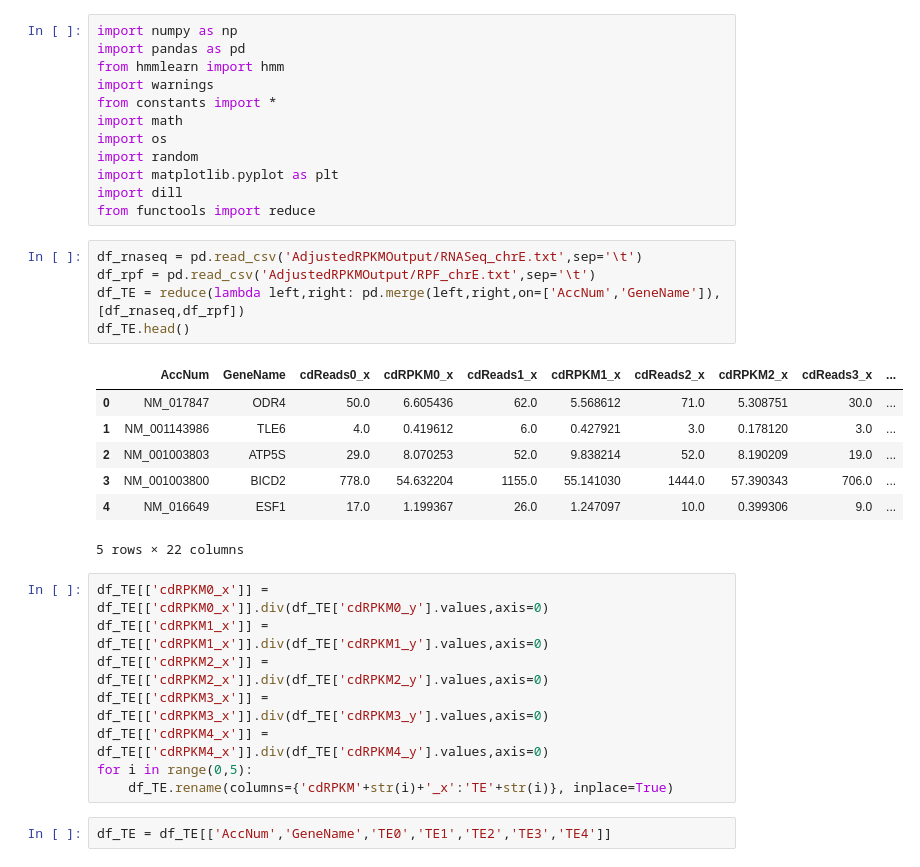
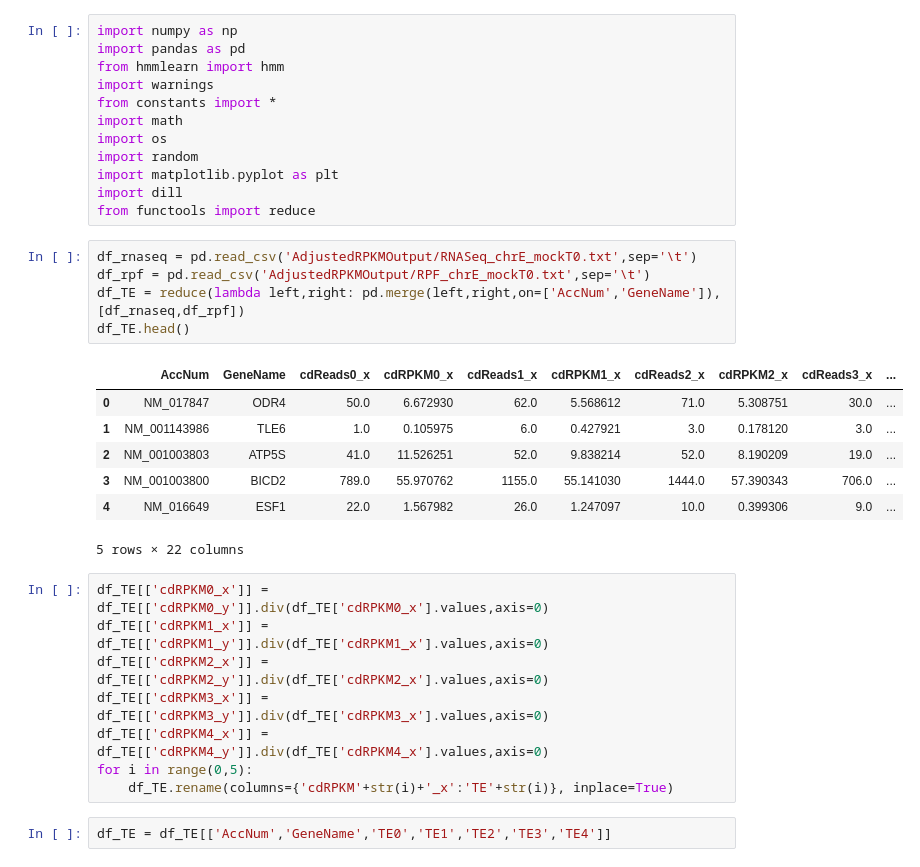
Before and after one commit to akd13/MA4199-FYP, a Jupyter notebook: Task 1/MachineLearning/Code/GenerateTE.ipynb, the cells around one changed output. Drawn from its saved outputs; the diff is of its cells as text.

Commit message:
Mock timepoint data

```diff
--- a/Task 1/MachineLearning/Code/GenerateTE.ipynb
+++ b/Task 1/MachineLearning/Code/GenerateTE.ipynb
@@ -11,24 +11,24 @@ import matplotlib.pyplot as plt
 import dill
 from functools import reduce
 # %%
-df_rnaseq = pd.read_csv('AdjustedRPKMOutput/RNASeq_chrE.txt',sep='\t')
-df_rpf = pd.read_csv('AdjustedRPKMOutput/RPF_chrE.txt',sep='\t')
+df_rnaseq = pd.read_csv('AdjustedRPKMOutput/RNASeq_chrE_mockT0.txt',sep='\t')
+df_rpf = pd.read_csv('AdjustedRPKMOutput/RPF_chrE_mockT0.txt',sep='\t')
 df_TE = reduce(lambda left,right: pd.merge(left,right,on=['AccNum','GeneName']), [df_rnaseq,df_rpf])
 df_TE.head()
 # %% [output]
 |  | AccNum | GeneName | cdReads0_x | cdRPKM0_x | cdReads1_x | cdRPKM1_x | cdReads2_x | cdRPKM2_x | cdReads3_x | ... |
-| 0 | NM_017847 | ODR4 | 50.0 | 6.605436 | 62.0 | 5.568612 | 71.0 | 5.308751 | 30.0 | ... |
-| 1 | NM_001143986 | TLE6 | 4.0 | 0.419612 | 6.0 | 0.427921 | 3.0 | 0.178120 | 3.0 | ... |
-| 2 | NM_001003803 | ATP5S | 29.0 | 8.070253 | 52.0 | 9.838214 | 52.0 | 8.190209 | 19.0 | ... |
-| 3 | NM_001003800 | BICD2 | 778.0 | 54.632204 | 1155.0 | 55.141030 | 1444.0 | 57.390343 | 706.0 | ... |
-| 4 | NM_016649 | ESF1 | 17.0 | 1.199367 | 26.0 | 1.247097 | 10.0 | 0.399306 | 9.0 | ... |
+| 0 | NM_017847 | ODR4 | 50.0 | 6.672930 | 62.0 | 5.568612 | 71.0 | 5.308751 | 30.0 | ... |
+| 1 | NM_001143986 | TLE6 | 1.0 | 0.105975 | 6.0 | 0.427921 | 3.0 | 0.178120 | 3.0 | ... |
+| 2 | NM_001003803 | ATP5S | 41.0 | 11.526251 | 52.0 | 9.838214 | 52.0 | 8.190209 | 19.0 | ... |
+| 3 | NM_001003800 | BICD2 | 789.0 | 55.970762 | 1155.0 | 55.141030 | 1444.0 | 57.390343 | 706.0 | ... |
+| 4 | NM_016649 | ESF1 | 22.0 | 1.567982 | 26.0 | 1.247097 | 10.0 | 0.399306 | 9.0 | ... |
 5 rows × 22 columns
 # %%
-df_TE[['cdRPKM0_x']] = df_TE[['cdRPKM0_x']].div(df_TE['cdRPKM0_y'].values,axis=0)
-df_TE[['cdRPKM1_x']] = df_TE[['cdRPKM1_x']].div(df_TE['cdRPKM1_y'].values,axis=0)
-df_TE[['cdRPKM2_x']] = df_TE[['cdRPKM2_x']].div(df_TE['cdRPKM2_y'].values,axis=0)
-df_TE[['cdRPKM3_x']] = df_TE[['cdRPKM3_x']].div(df_TE['cdRPKM3_y'].values,axis=0)
-df_TE[['cdRPKM4_x']] = df_TE[['cdRPKM4_x']].div(df_TE['cdRPKM4_y'].values,axis=0)
+df_TE[['cdRPKM0_x']] = df_TE[['cdRPKM0_y']].div(df_TE['cdRPKM0_x'].values,axis=0)
+df_TE[['cdRPKM1_x']] = df_TE[['cdRPKM1_y']].div(df_TE['cdRPKM1_x'].values,axis=0)
+df_TE[['cdRPKM2_x']] = df_TE[['cdRPKM2_y']].div(df_TE['cdRPKM2_x'].values,axis=0)
+df_TE[['cdRPKM3_x']] = df_TE[['cdRPKM3_y']].div(df_TE['cdRPKM3_x'].values,axis=0)
+df_TE[['cdRPKM4_x']] = df_TE[['cdRPKM4_y']].div(df_TE['cdRPKM4_x'].values,axis=0)
 for i in range(0,5):
     df_TE.rename(columns={'cdRPKM'+str(i)+'_x':'TE'+str(i)}, inplace=True)
 # %%
```
Also changed, not shown: parts of 3 cells of this notebook, 31 other files.
